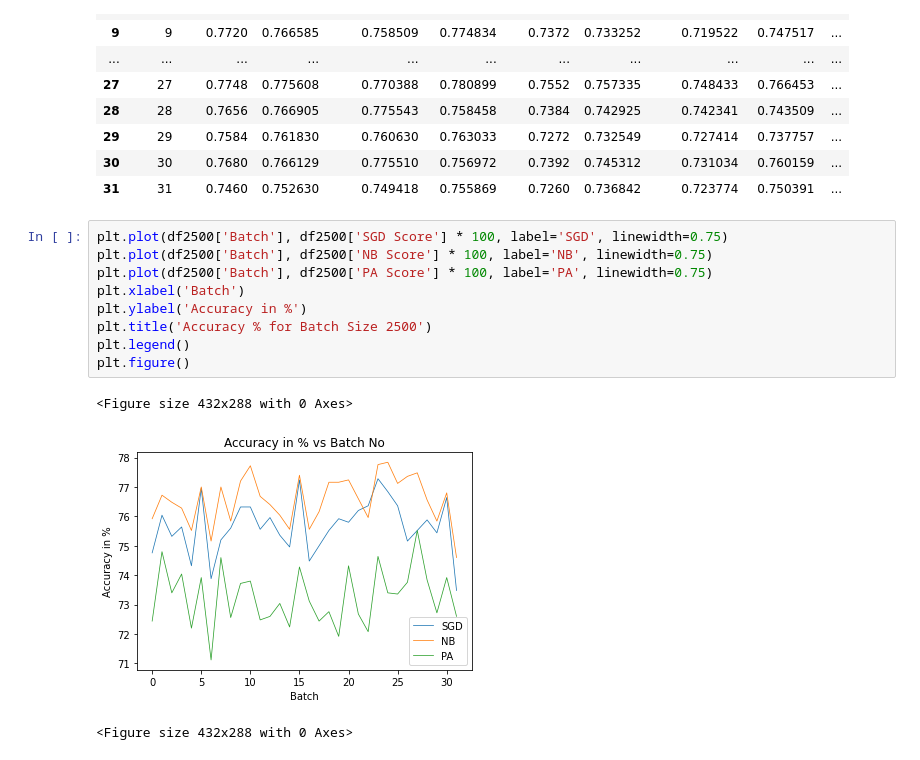
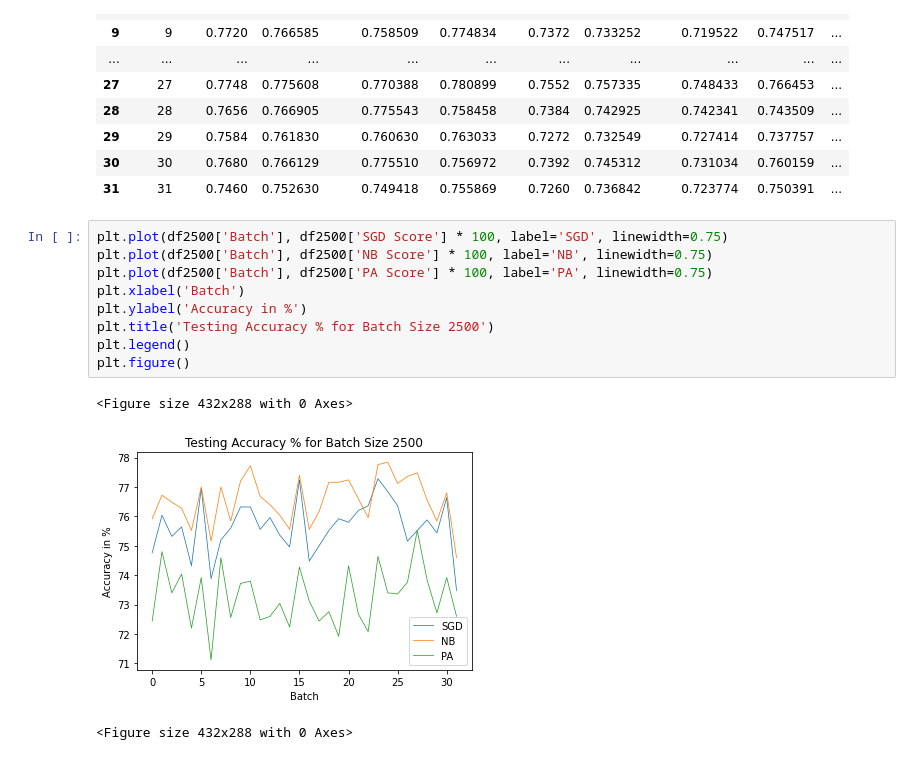
Before and after one commit to Big-Data-Gang/Machine-Learning-with-Spark-Streaming, a Jupyter notebook: Plotting/Test Plots.ipynb, the cells around one changed output. Saved outputs shown, nothing was run; the diff lists cells and outputs as text.

Commit message:
did testing plots for 2.5k and 5k

```diff
--- a/Plotting/Test Plots.ipynb
+++ b/Plotting/Test Plots.ipynb
@@ -29,15 +29,15 @@ df2500
 # %%
 plt.plot(df2500['Batch'], df2500['SGD Score'] * 100, label='SGD', linewidth=0.75)
 plt.plot(df2500['Batch'], df2500['NB Score'] * 100, label='NB', linewidth=0.75)
 plt.plot(df2500['Batch'], df2500['PA Score'] * 100, label='PA', linewidth=0.75)
 plt.xlabel('Batch')
 plt.ylabel('Accuracy in %')
-plt.title('Accuracy % for Batch Size 2500')
+plt.title('Testing Accuracy % for Batch Size 2500')
 plt.legend()
 plt.figure()
 # %% [output]
 <Figure size 432x288 with 0 Axes>
-[figure, old version]
+[figure, new version]
 <Figure size 432x288 with 0 Axes>
 # %%
 plt.plot(df2500['Batch'], df2500['SGD F1'] * 100, label='SGD', linewidth=0.75)
```
Also changed, not shown: parts of 16 cells of this notebook.
